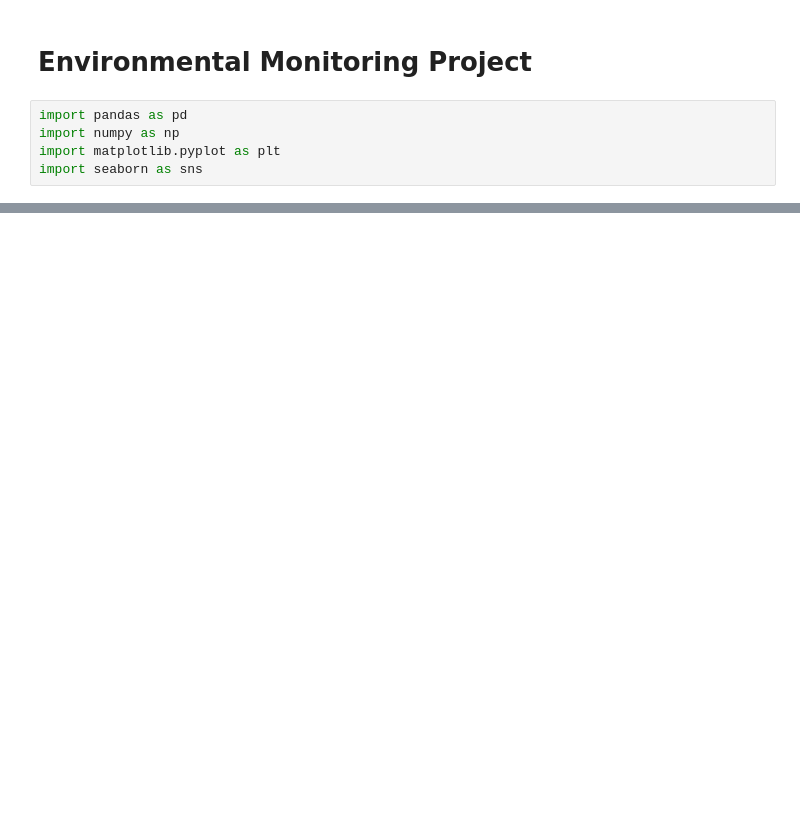
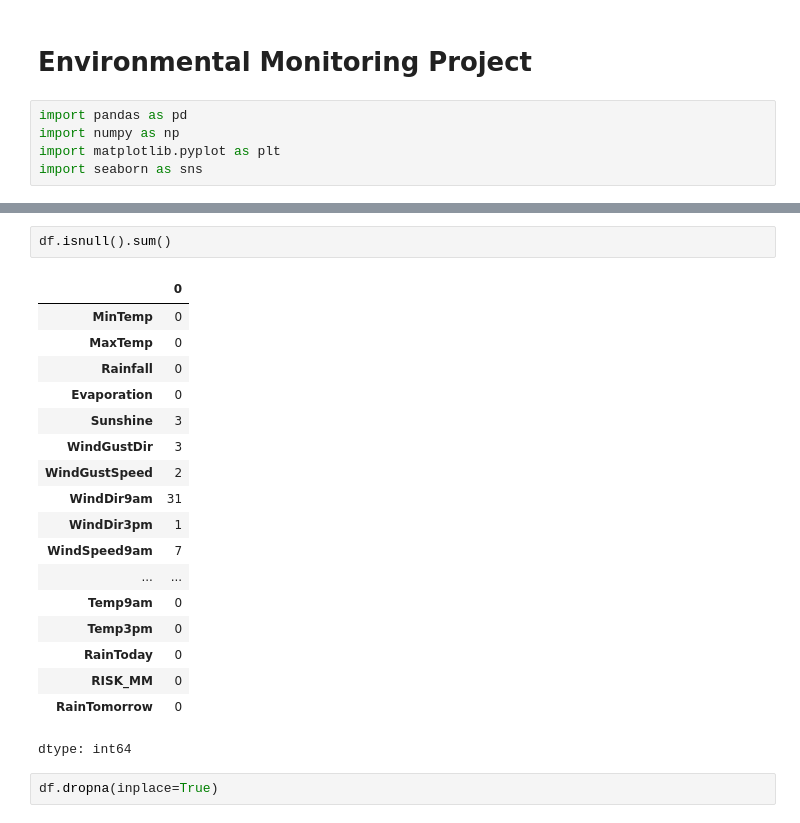
Before and after one commit to yonasyifter/IOT_EnvironmentalMonitoring, a Jupyter notebook: EnvironementalMonitoring.ipynb, the cells around one changed output, grey strips where cells are left out. Drawn from its saved outputs; the diff is of its cells as text; blank space fills up the shorter version.

```diff
--- a/EnvironementalMonitoring.ipynb
+++ b/EnvironementalMonitoring.ipynb
@@ -31,0 +32,23 @@ FileNotFoundError: [Errno 2] No such file or directory: 'E:/AI'
+# %%
+df.isnull().sum()
+# %% [output]
+|  | 0 |
+| MinTemp | 0 |
+| MaxTemp | 0 |
+| Rainfall | 0 |
+| Evaporation | 0 |
+| Sunshine | 3 |
+| WindGustDir | 3 |
+| WindGustSpeed | 2 |
+| WindDir9am | 31 |
+| WindDir3pm | 1 |
+| WindSpeed9am | 7 |
+| ... | ... |
+| Temp9am | 0 |
+| Temp3pm | 0 |
+| RainToday | 0 |
+| RISK_MM | 0 |
+| RainTomorrow | 0 |
+dtype: int64
+# %%
+df.dropna(inplace=True)
```
Also changed, not shown: parts of 5 cells of this notebook.
